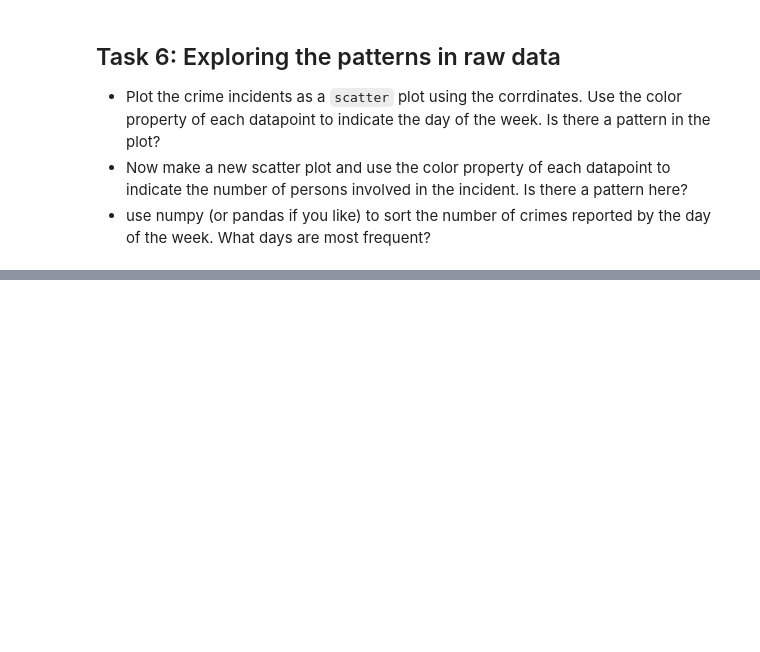
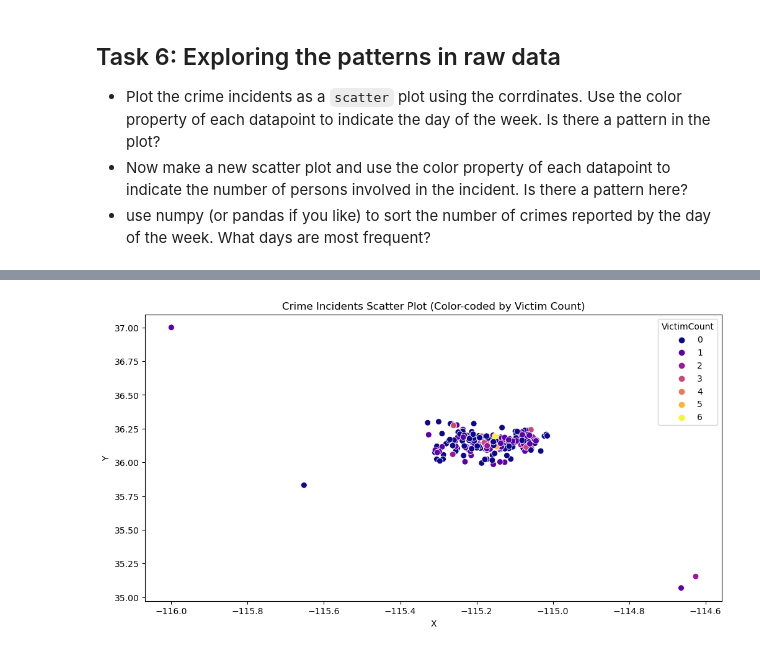
Before and after one commit to Mamatha-bk/PR, a Jupyter notebook: Assignements/HW2/Crime-Stats-Project.ipynb, the cells around one changed output, grey strips where cells are left out. Cells and saved outputs as stored; diff of their text form; code cells hidden in the pictures; blank space fills up the shorter version.

```diff
--- a/Assignements/HW2/Crime-Stats-Project.ipynb
+++ b/Assignements/HW2/Crime-Stats-Project.ipynb
@@ -588,0 +606,8 @@ ValueError: shape mismatch: objects cannot be broadcast to a single shape.  Mism
+# %%
+# Create another scatter plot
+plt.figure(figsize=(12, 6))
+sns.scatterplot(x='X', y='Y', data=df, hue='VictimCount', palette='plasma', s=50)
+plt.title('Crime Incidents Scatter Plot (Color-coded by Victim Count)')
+plt.show()
+# %% [output]
+[figure, added]
```
Also changed, not shown: parts of 8 cells of this notebook.
